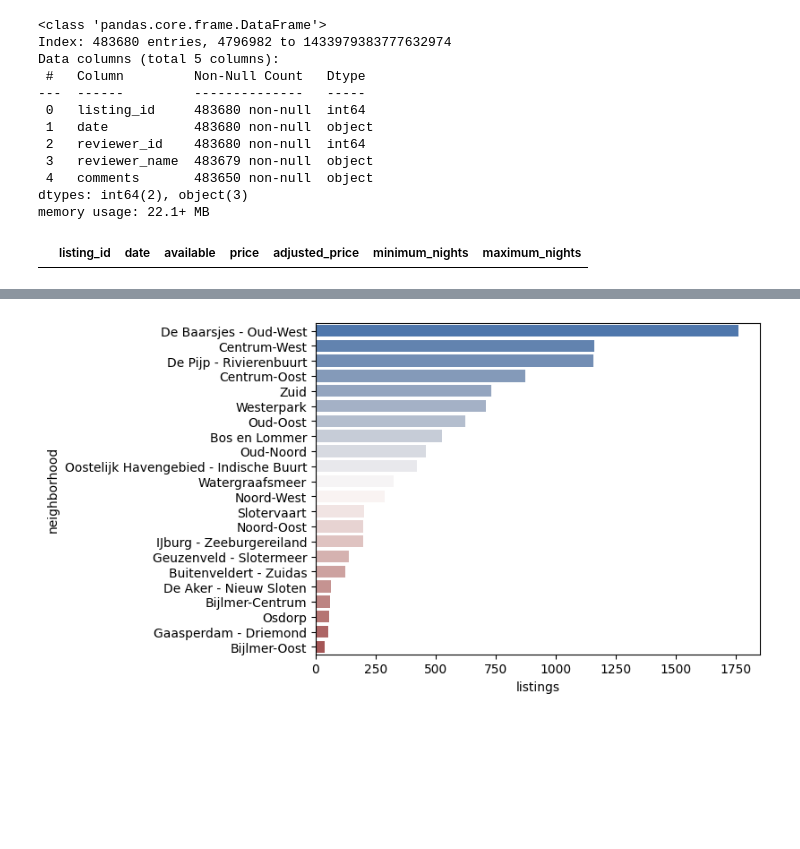
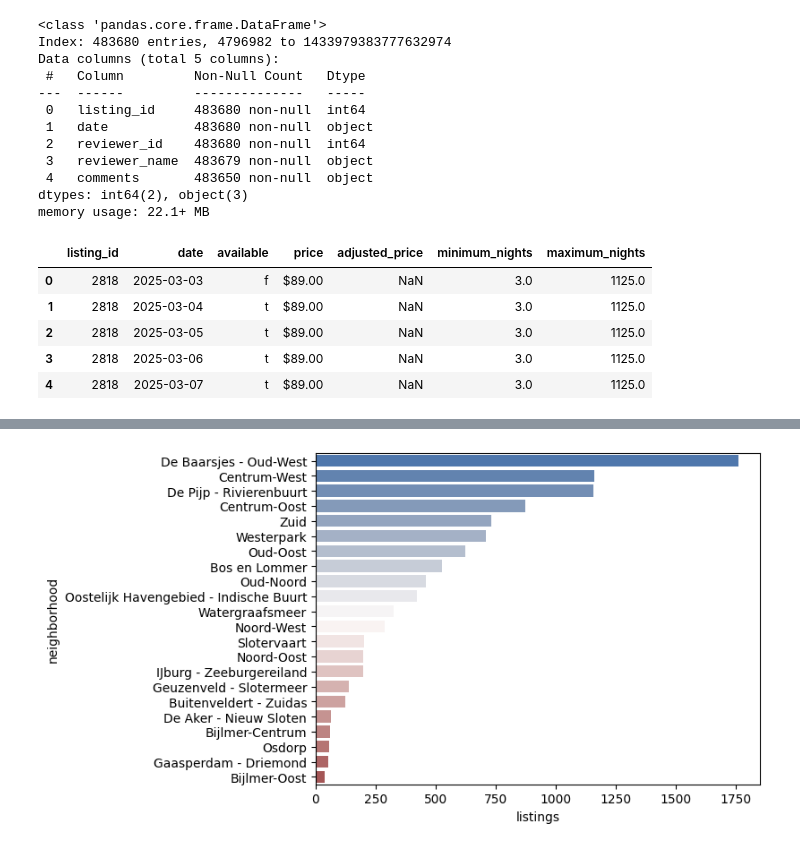
Before and after one commit to SabinaVolkova/amsterdam_airbnb, a Jupyter notebook: analysis.ipynb, the cells around one changed output, grey strips where cells are left out. Cells and saved outputs as stored; diff of their text form; code cells hidden in the pictures; blank space fills up the shorter version.

```diff
--- a/analysis.ipynb
+++ b/analysis.ipynb
@@ -111,7 +114,12 @@ Data columns (total 5 columns):
 dtypes: int64(2), object(3)
 memory usage: 22.1+ MB
 # %%
-calendar = pd.read_csv('/Users/svolkova/Desktop/productAnalytic/projects/amsterdam_airbnb/calendar.csv.gz', parse_dates=['date'])
+calendar = pd.read_csv('calendar.csv.gz', compression='gzip', parse_dates=['date'])
 calendar.head(5)
 # %% [output]
 |  | listing_id | date | available | price | adjusted_price | minimum_nights | maximum_nights |
+| 0 | 2818 | 2025-03-03 | f | $89.00 | NaN | 3.0 | 1125.0 |
+| 1 | 2818 | 2025-03-04 | t | $89.00 | NaN | 3.0 | 1125.0 |
+| 2 | 2818 | 2025-03-05 | t | $89.00 | NaN | 3.0 | 1125.0 |
+| 3 | 2818 | 2025-03-06 | t | $89.00 | NaN | 3.0 | 1125.0 |
+| 4 | 2818 | 2025-03-07 | t | $89.00 | NaN | 3.0 | 1125.0 |
```
Also changed, not shown: parts of 51 cells of this notebook, 7 other files.
